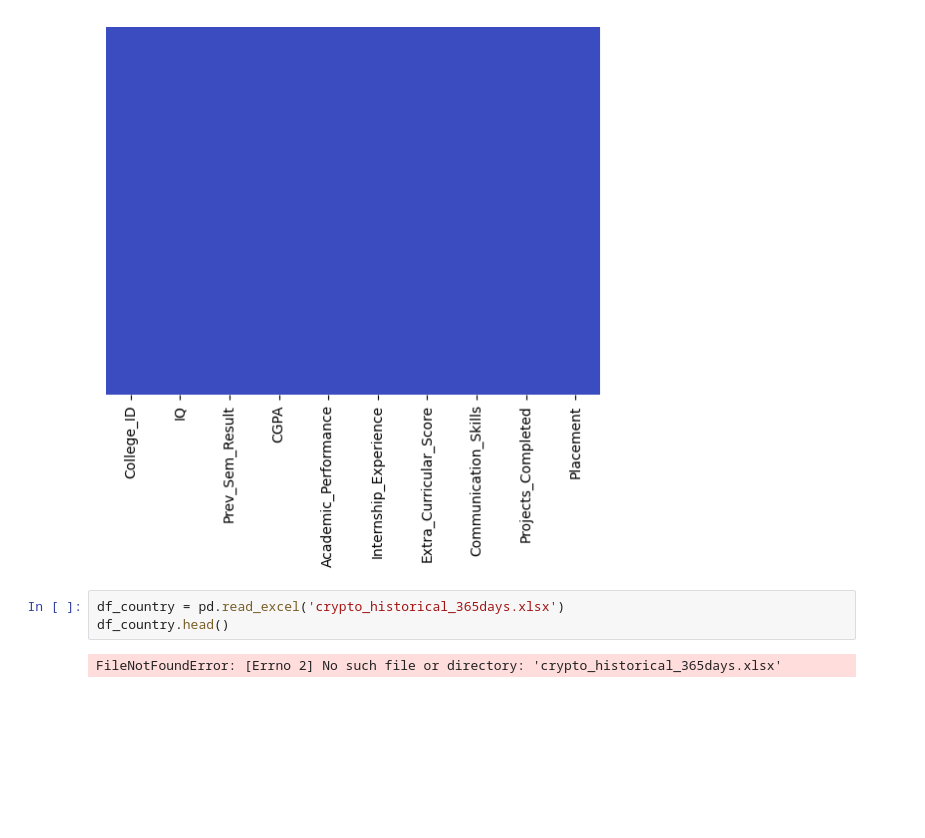
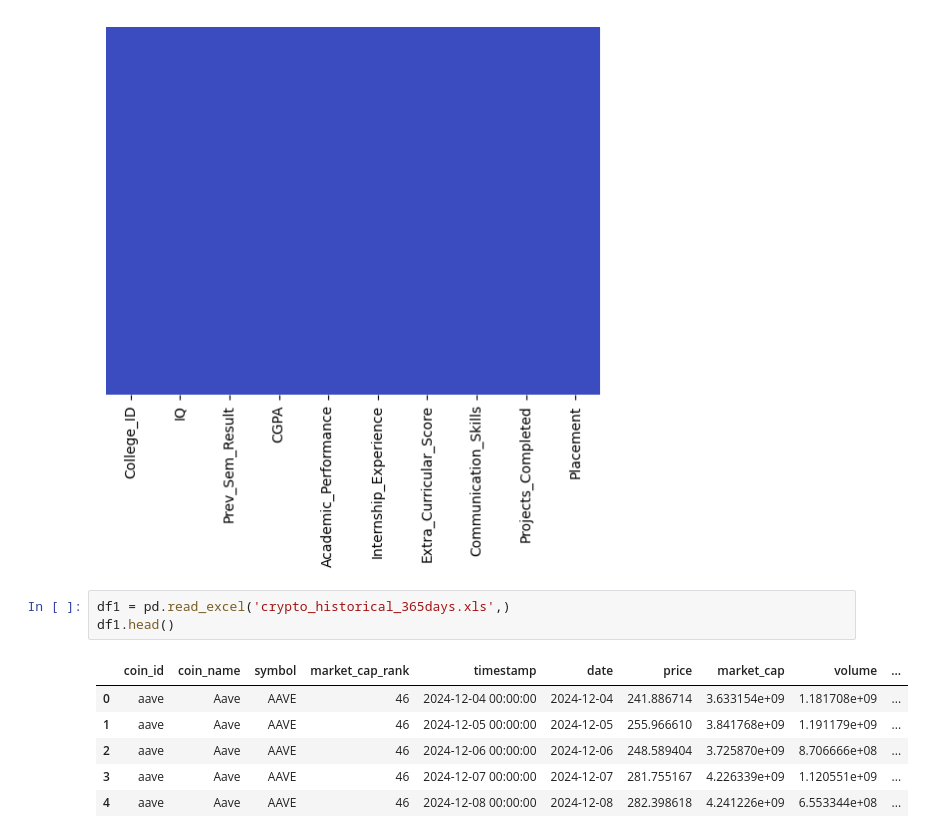
Before and after one commit to Yug-Gabani/college_student_placement, a Jupyter notebook: Untitled-1.ipynb, the cells around one changed output. Cells and saved outputs as stored; diff of their text form; blank space fills up the shorter version.

```diff
--- a/Untitled-1.ipynb
+++ b/Untitled-1.ipynb
@@ -106,7 +106,12 @@ sns.heatmap(df.isnull(),yticklabels=False, cbar=False, cmap='coolwarm')
 <Axes: >
 [figure]
 # %%
-df_country = pd.read_excel('crypto_historical_365days.xlsx')
-df_country.head()
+df1 = pd.read_excel('crypto_historical_365days.xls',)
+df1.head()
 # %% [output]
-FileNotFoundError: [Errno 2] No such file or directory: 'crypto_historical_365days.xlsx'
+|  | coin_id | coin_name | symbol | market_cap_rank | timestamp | date | price | market_cap | volume | ... |
+| 0 | aave | Aave | AAVE | 46 | 2024-12-04 00:00:00 | 2024-12-04 | 241.886714 | 3.633154e+09 | 1.181708e+09 | ... |
+| 1 | aave | Aave | AAVE | 46 | 2024-12-05 00:00:00 | 2024-12-05 | 255.966610 | 3.841768e+09 | 1.191179e+09 | ... |
+| 2 | aave | Aave | AAVE | 46 | 2024-12-06 00:00:00 | 2024-12-06 | 248.589404 | 3.725870e+09 | 8.706666e+08 | ... |
+| 3 | aave | Aave | AAVE | 46 | 2024-12-07 00:00:00 | 2024-12-07 | 281.755167 | 4.226339e+09 | 1.120551e+09 | ... |
+| 4 | aave | Aave | AAVE | 46 | 2024-12-08 00:00:00 | 2024-12-08 | 282.398618 | 4.241226e+09 | 6.553344e+08 | ... |
```
Also changed, not shown: parts of 18 cells of this notebook.
